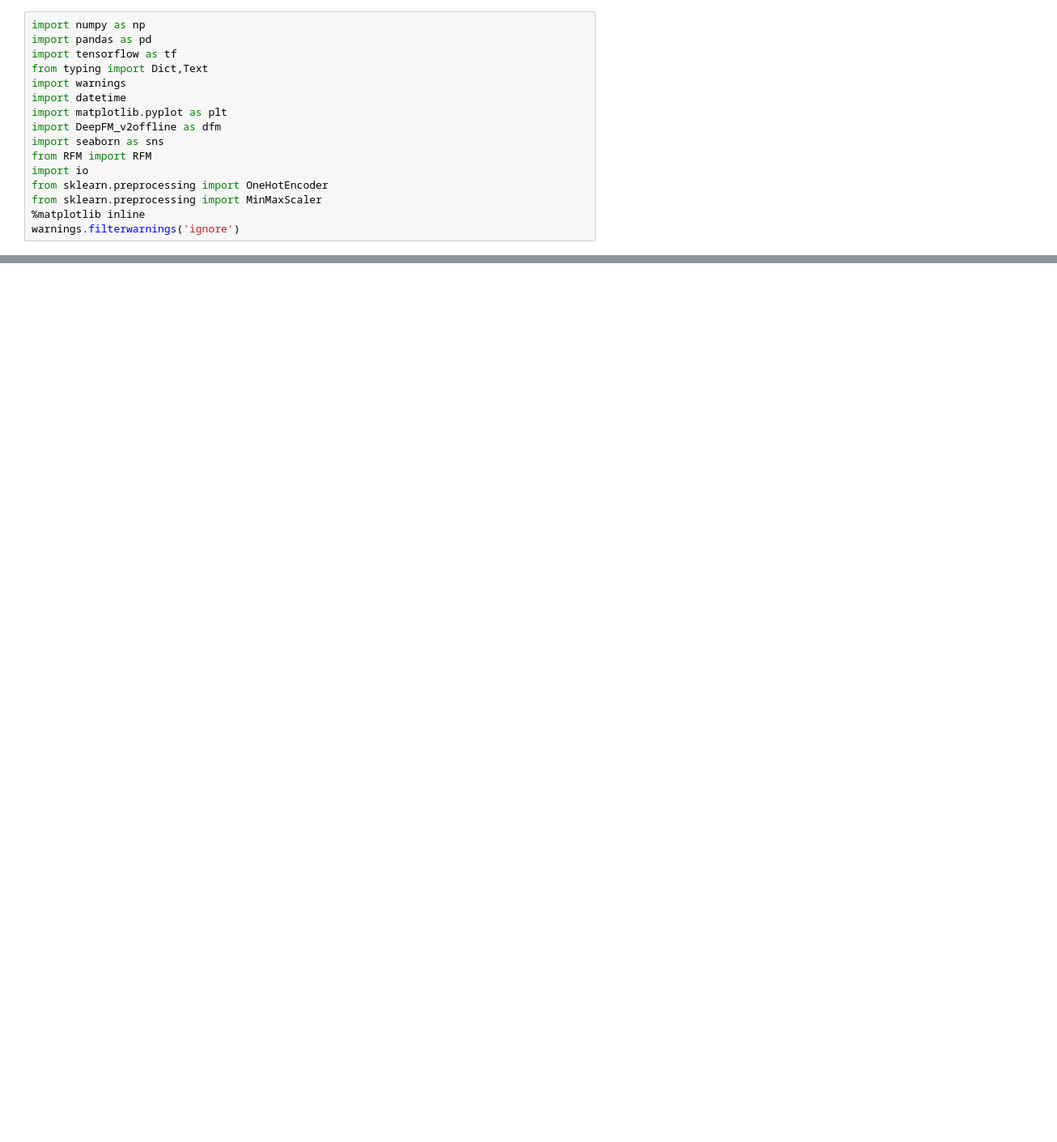
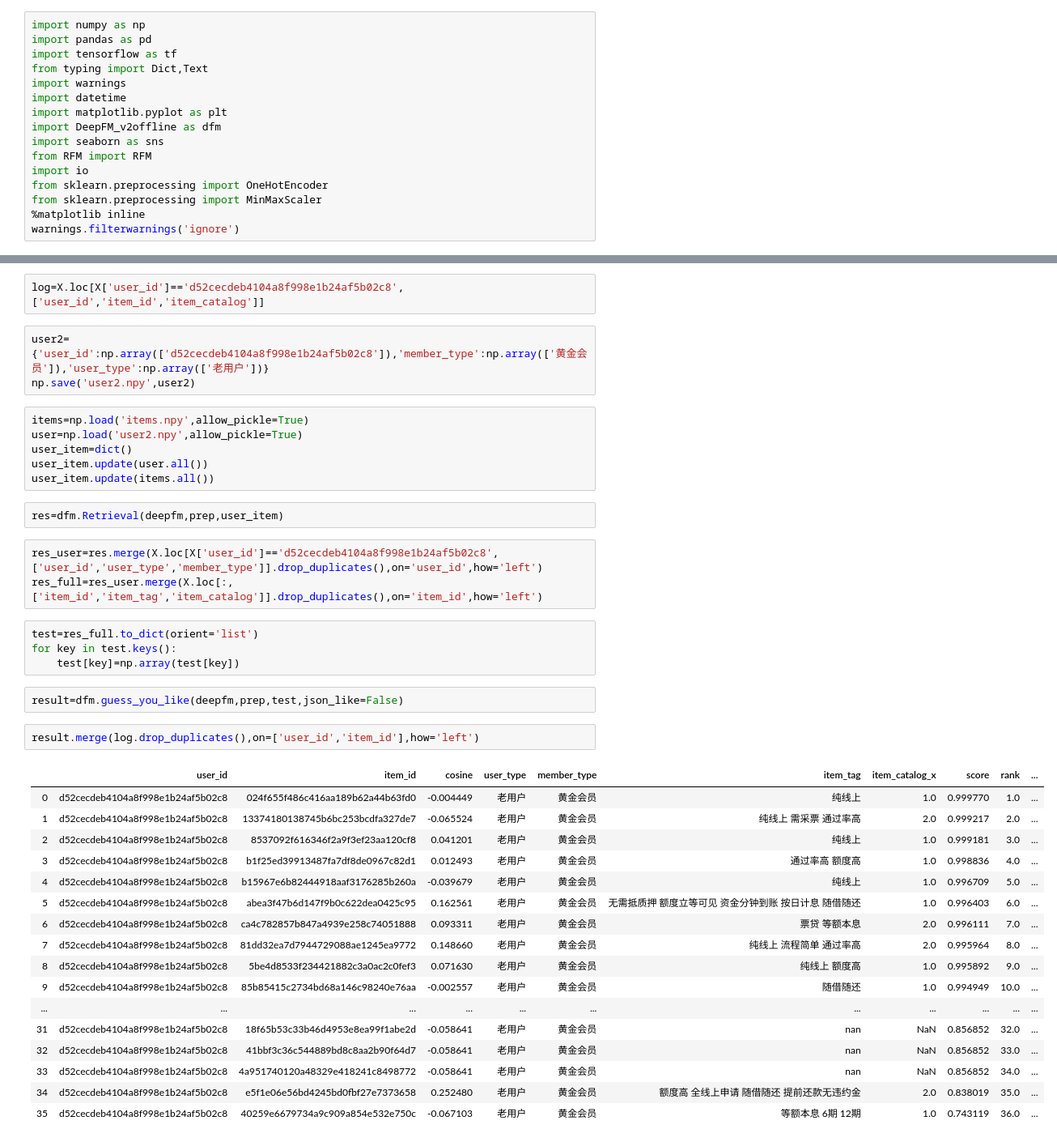
Before and after one commit to Roach724/Projects_DataScience, a Jupyter notebook: DeepFM/main.ipynb, the cells around one changed output, grey strips where cells are left out. Shown at 81% size. Saved outputs shown, nothing was run; the diff lists cells and outputs as text; blank space fills up the shorter version.

Commit message:
implement retrieval methos

```diff
--- a/DeepFM/main.ipynb
+++ b/DeepFM/main.ipynb
@@ -42,0 +57,42 @@ WARNING:tensorflow:No training configuration found in save file, so the model wa
+# %%
+log=X.loc[X['user_id']=='d52cecdeb4104a8f998e1b24af5b02c8',['user_id','item_id','item_catalog']]
+# %%
+user2={'user_id':np.array(['d52cecdeb4104a8f998e1b24af5b02c8']),'member_type':np.array(['黄金会员']),'user_type':np.array(['老用户'])}
+np.save('user2.npy',user2)
+# %%
+items=np.load('items.npy',allow_pickle=True)
+user=np.load('user2.npy',allow_pickle=True)
+user_item=dict()
+user_item.update(user.all())
+user_item.update(items.all())
+# %%
+res=dfm.Retrieval(deepfm,prep,user_item)
+# %%
+res_user=res.merge(X.loc[X['user_id']=='d52cecdeb4104a8f998e1b24af5b02c8',['user_id','user_type','member_type']].drop_duplicates(),on='user_id',how='left')
+res_full=res_user.merge(X.loc[:,['item_id','item_tag','item_catalog']].drop_duplicates(),on='item_id',how='left')
+# %%
+test=res_full.to_dict(orient='list')
+for key in test.keys():
+    test[key]=np.array(test[key])
+# %%
+result=dfm.guess_you_like(deepfm,prep,test,json_like=False)
+# %%
+result.merge(log.drop_duplicates(),on=['user_id','item_id'],how='left')
+# %% [output]
+|  | user_id | item_id | cosine | user_type | member_type | item_tag | item_catalog_x | score | rank | ... |
+| 0 | d52cecdeb4104a8f998e1b24af5b02c8 | 024f655f486c416aa189b62a44b63fd0 | -0.004449 | 老用户 | 黄金会员 | 纯线上 | 1.0 | 0.999770 | 1.0 | ... |
+| 1 | d52cecdeb4104a8f998e1b24af5b02c8 | 13374180138745b6bc253bcdfa327de7 | -0.065524 | 老用户 | 黄金会员 | 纯线上 需采票 通过率高 | 2.0 | 0.999217 | 2.0 | ... |
+| 2 | d52cecdeb4104a8f998e1b24af5b02c8 | 8537092f616346f2a9f3ef23aa120cf8 | 0.041201 | 老用户 | 黄金会员 | 纯线上 | 1.0 | 0.999181 | 3.0 | ... |
+| 3 | d52cecdeb4104a8f998e1b24af5b02c8 | b1f25ed39913487fa7df8de0967c82d1 | 0.012493 | 老用户 | 黄金会员 | 通过率高 额度高 | 1.0 | 0.998836 | 4.0 | ... |
+| 4 | d52cecdeb4104a8f998e1b24af5b02c8 | b15967e6b82444918aaf3176285b260a | -0.039679 | 老用户 | 黄金会员 | 纯线上 | 1.0 | 0.996709 | 5.0 | ... |
+| 5 | d52cecdeb4104a8f998e1b24af5b02c8 | abea3f47b6d147f9b0c622dea0425c95 | 0.162561 | 老用户 | 黄金会员 | 无需抵质押 额度立等可见 资金分钟到账 按日计息 随借随还 | 1.0 | 0.996403 | 6.0 | ... |
+| 6 | d52cecdeb4104a8f998e1b24af5b02c8 | ca4c782857b847a4939e258c74051888 | 0.093311 | 老用户 | 黄金会员 | 票贷 等额本息 | 2.0 | 0.996111 | 7.0 | ... |
+| 7 | d52cecdeb4104a8f998e1b24af5b02c8 | 81dd32ea7d7944729088ae1245ea9772 | 0.148660 | 老用户 | 黄金会员 | 纯线上 流程简单 通过率高 | 2.0 | 0.995964 | 8.0 | ... |
+| 8 | d52cecdeb4104a8f998e1b24af5b02c8 | 5be4d8533f234421882c3a0ac2c0fef3 | 0.071630 | 老用户 | 黄金会员 | 纯线上 额度高 | 1.0 | 0.995892 | 9.0 | ... |
+| 9 | d52cecdeb4104a8f998e1b24af5b02c8 | 85b85415c2734bd68a146c98240e76aa | -0.002557 | 老用户 | 黄金会员 | 随借随还 | 1.0 | 0.994949 | 10.0 | ... |
+| ... | ... | ... | ... | ... | ... | ... | ... | ... | ... | ... |
+| 31 | d52cecdeb4104a8f998e1b24af5b02c8 | 18f65b53c33b46d4953e8ea99f1abe2d | -0.058641 | 老用户 | 黄金会员 | nan | NaN | 0.856852 | 32.0 | ... |
+| 32 | d52cecdeb4104a8f998e1b24af5b02c8 | 41bbf3c36c544889bd8c8aa2b90f64d7 | -0.058641 | 老用户 | 黄金会员 | nan | NaN | 0.856852 | 33.0 | ... |
+| 33 | d52cecdeb4104a8f998e1b24af5b02c8 | 4a951740120a48329e418241c8498772 | -0.058641 | 老用户 | 黄金会员 | nan | NaN | 0.856852 | 34.0 | ... |
+| 34 | d52cecdeb4104a8f998e1b24af5b02c8 | e5f1e06e56bd4245bd0fbf27e7373658 | 0.252480 | 老用户 | 黄金会员 | 额度高 全线上申请 随借随还 提前还款无违约金 | 2.0 | 0.838019 | 35.0 | ... |
+| 35 | d52cecdeb4104a8f998e1b24af5b02c8 | 40259e6679734a9c909a854e532e750c | -0.067103 | 老用户 | 黄金会员 | 等额本息 6期 12期 | 1.0 | 0.743119 | 36.0 | ... |
```
Also changed, not shown: parts of 8 cells of this notebook, 9 other files.
